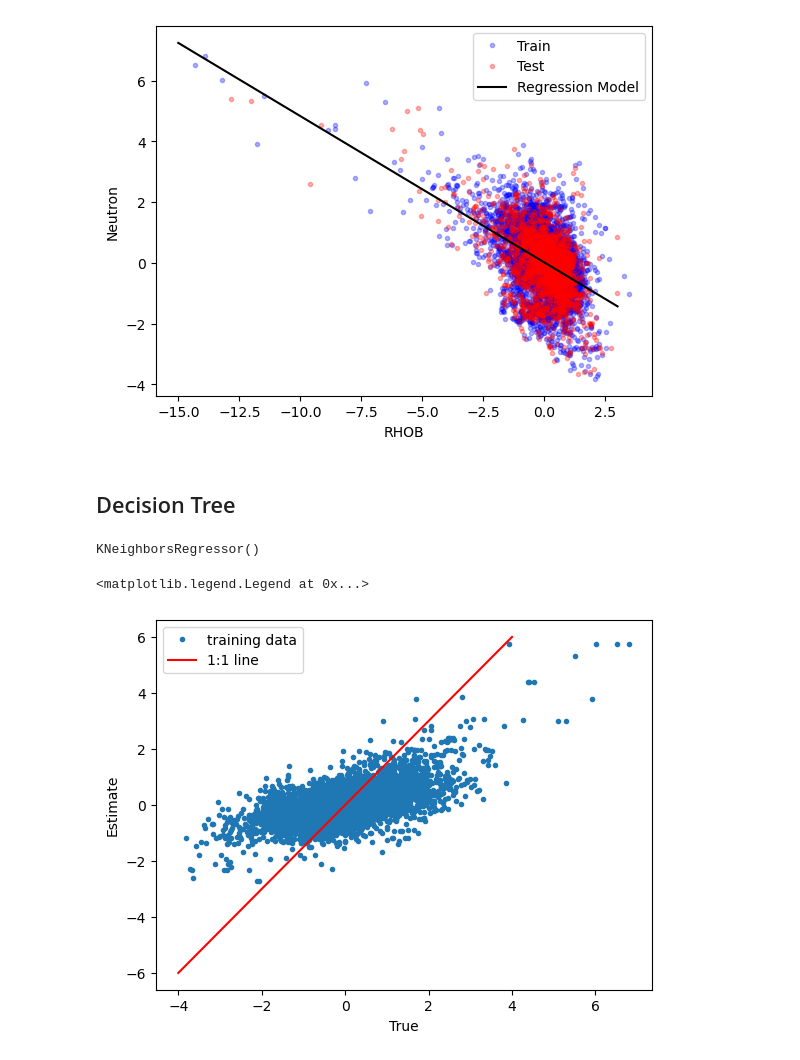
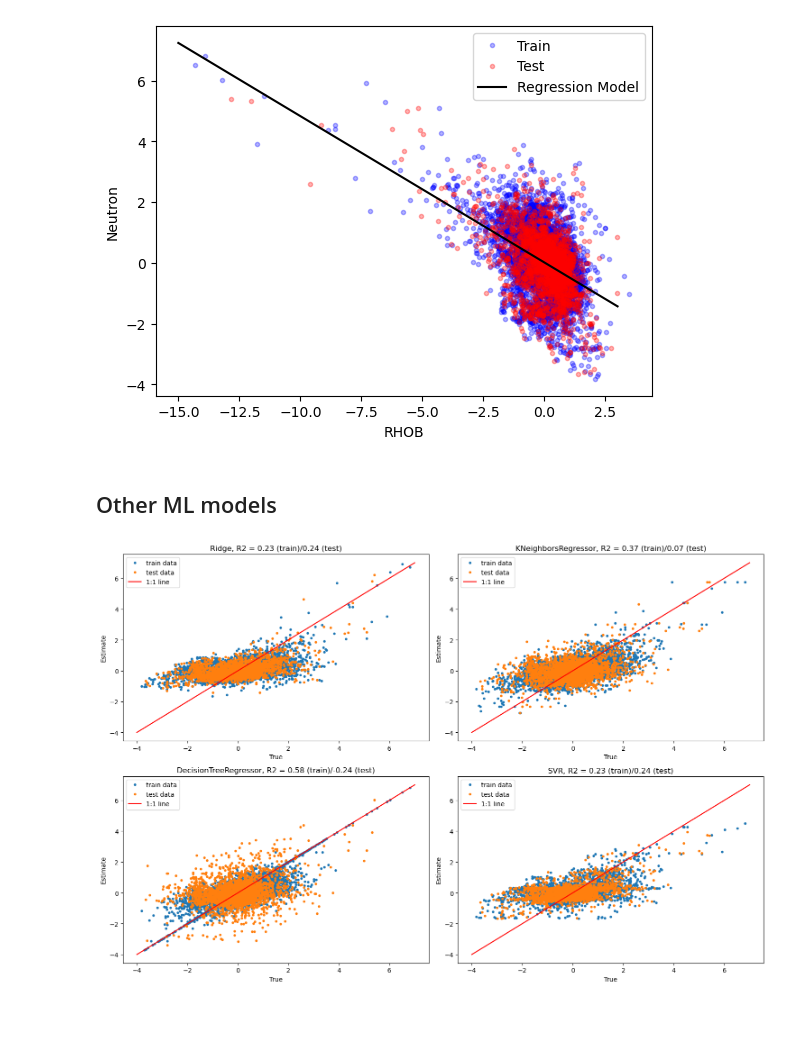
Before and after one commit to whghdrms/Machine-Learning-Competition-2023, a Jupyter notebook: HJ_Exercise_2.ipynb, the cells around one changed output. Cells and saved outputs as stored; diff of their text form; code cells hidden in the pictures; blank space fills up the shorter version.

```diff
--- a/HJ_Exercise_2.ipynb
+++ b/HJ_Exercise_2.ipynb
@@ -139,5 +105,3 @@ plt.legend()
 # %% [output]
 <matplotlib.legend.Legend at 0x...>
 [figure]
-# %% [markdown]
-## Decision Tree
@@ -149,5 +107,0 @@ LR_rho2N = KNeighborsRegressor()
-# %%
-# Training/fit to data
-LR_rho2N.fit(X_scaled_train, y_scaled_train)
-# %% [output]
-KNeighborsRegressor()
@@ -156,9 +108,2 @@ y_predict = LR_rho2N.predict(X_scaled_train)
-# %%
-plt.plot(y_scaled_train, y_predict, '.', label = 'training data')
-plt.plot([-4,4],[-6,6], '-r', label = '1:1 line')
-plt.xlabel('True')
-plt.ylabel('Estimate')
-plt.legend()
-# %% [output]
-<matplotlib.legend.Legend at 0x...>
-[figure, removed]
+# %% [markdown]
+## Other ML models
@@ -164,0 +115,31 @@ plt.legend()
+# %%
+# instanciation
+regressors = [Ridge(),
+              KNeighborsRegressor(),
+              DecisionTreeRegressor(),
+              SVR(),]
+titles = ['Ridge', 'KNeighborsRegressor', 'DecisionTreeRegressor', 'SVR']
+# %%
+plt.figure(figsize = (15,10))
+
+y_predict_trains, y_predict_tests = [], []
+for i, regressor in enumerate(regressors):
+    # Training/fit to data
+    regressor.fit(X_scaled_train, y_scaled_train)
+
+    # Prediction
+    y_scaled_predict_train = regressor.predict(X_scaled_train)
+    y_scaled_predict_test  = regressor.predict(X_scaled_test)
+
+    plt.subplot(2,2,i+1)
+    plt.plot(y_scaled_train, y_scaled_predict_train, '.', label = 'train data')
+    plt.plot(y_scaled_test, y_scaled_predict_test, '.', label = 'test data')
+    plt.plot([-4,7],[-4,7], '-r', label = '1:1 line')
+    plt.xlabel('True')
+    plt.ylabel('Estimate')
+    plt.legend()
+    plt.title(f"{titles[i]}, R2 = {r2_score(y_scaled_train, y_scaled_predict_train):.2f} (train)/{r2_score(y_scaled_test,y_scaled_predict_test):.2f} (test)")
+
+plt.tight_layout()
+# %% [output]
+[figure, added]
```
Also changed, not shown: parts of 27 cells of this notebook.
